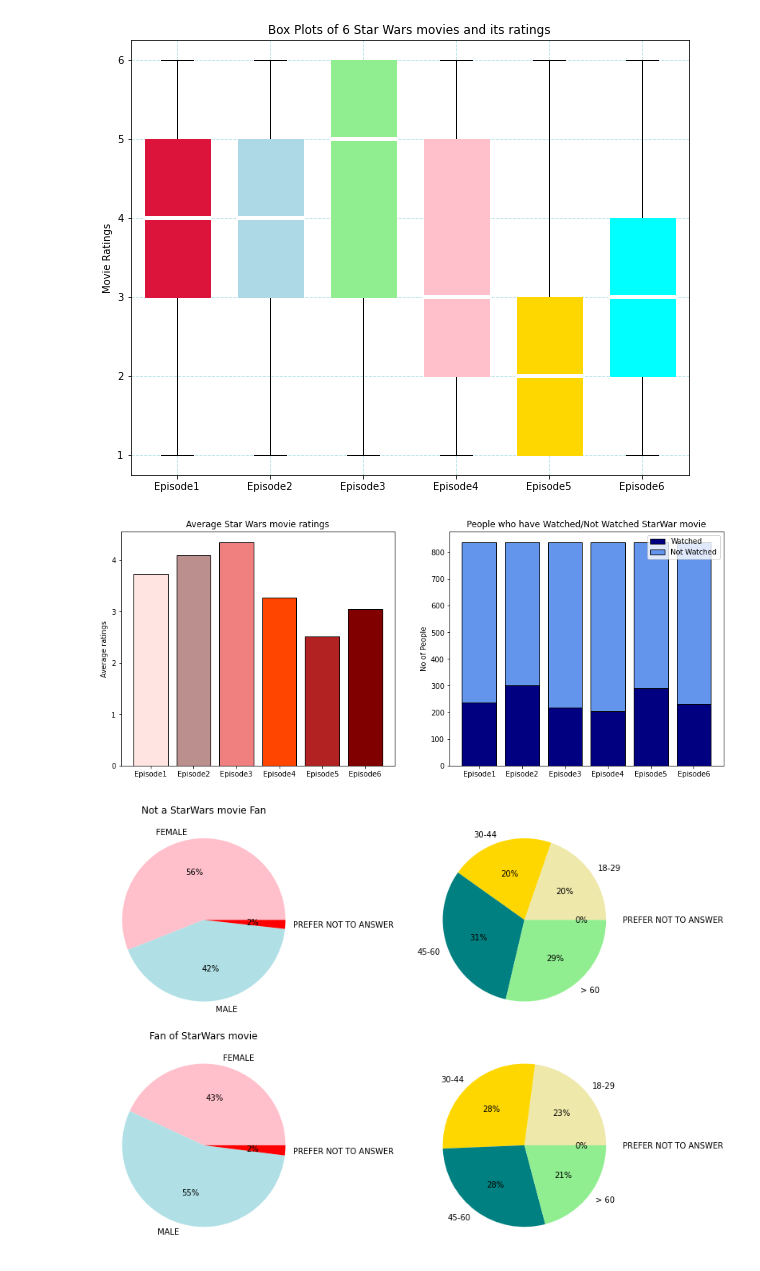
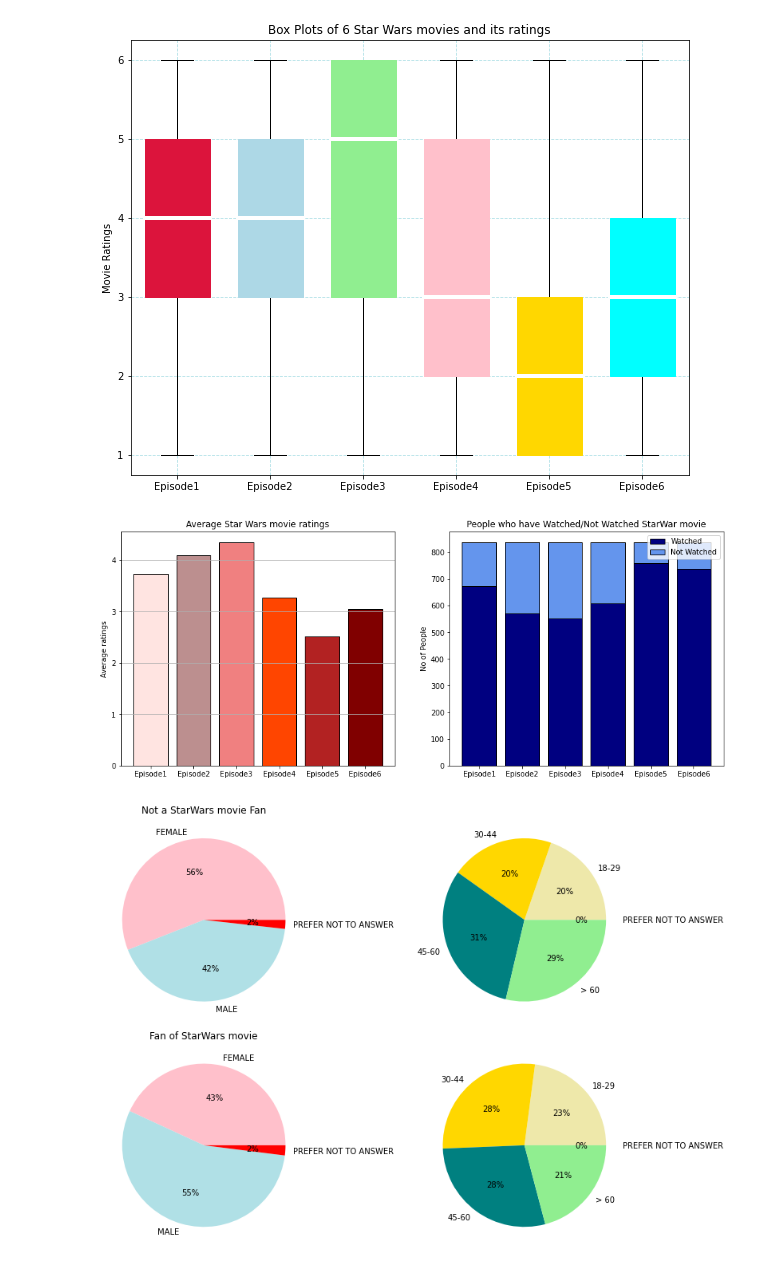
Before and after one commit to khushbuupatel/StarWarsEDA, a Jupyter notebook: Assignment1.ipynb, the cells around one changed output. Saved outputs shown, nothing was run; the diff lists cells and outputs as text; code cells hidden in the pictures.

```diff
--- a/Assignment1.ipynb
+++ b/Assignment1.ipynb
@@ -237,33 +237,34 @@ plt.show()
 # %%
 # Task 2.2: Relationships between columns
 
 # Relationship between 'Rank the movies' column and 'Select the movies that you have seen'
 
 average_rating_array = np.array([])
-watched_movie_count = np.array([])
-notwatched_movie_count = np.array([])
+watched_movie_count_arr = np.array([])
+notwatched_movie_count_arr = np.array([])
 
-for single_movie in rank_cols:
-    average_rating_array = np.append(average_rating_array,watched_movie_df[single_movie].mean())
-    watch_count = max(watched_movie_df[single_movie].value_counts(dropna=False))
-    watched_movie_count = np.append(watched_movie_count, watch_count)
-    notwatched_movie_count = np.append(notwatched_movie_count, len(watched_movie_df) - watch_count)
+for movie_rank_col, single_movie in zip(rank_cols, movie):
+    average_rating_array = np.append(average_rating_array,watched_movie_df[movie_rank_col].mean())
+    watch_count = max(watched_movie_df[single_movie].value_counts())
+    watched_movie_count_arr = np.append(watched_movie_count_arr, watch_count)
+    notwatched_movie_count_arr = np.append(notwatched_movie_count_arr, len(watched_movie_df) - watch_count)
 
 colors = ['mistyrose', 'rosybrown','lightcoral','orangered','firebrick', 'maroon']
 
 fig, axes = plt.subplots(1, 2, figsize=(15, 6))
 axes[0].bar(x_labels, pd.Series(average_rating_array),label= [movie[i] for i in range(len(movie))], color=colors, edgecolor='black')
 axes[0].set_title("Average Star Wars movie ratings")
 axes[0].set_ylabel("Average ratings")
+axes[0].grid(axis='y')
 
-axes[1].bar(x_labels, pd.Series(watched_movie_count),label= 'Watched', color='navy', edgecolor='black')
-axes[1].bar(x_labels, pd.Series(notwatched_movie_count),label= 'Not Watched', bottom=watched_movie_count,color='cornflowerblue', edgecolor='black')
+axes[1].bar(x_labels, pd.Series(watched_movie_count_arr),label= 'Watched', color='navy', edgecolor='black')
+axes[1].bar(x_labels, pd.Series(notwatched_movie_count_arr),label= 'Not Watched', bottom=watched_movie_count_arr,color='cornflowerblue', edgecolor='black')
 axes[1].set_title("People who have Watched/Not Watched StarWar movie")
 axes[1].set_ylabel("No of People")
 plt.legend()
 plt.show()
 # %% [output]
-[figure, old version]
+[figure, new version]
 # %%
 # Relation between 'Are you a fan of starwars movie' and 'Gender' & 'Age' column
 
```
Also changed, not shown: parts of 3 cells of this notebook, 2 other files.
